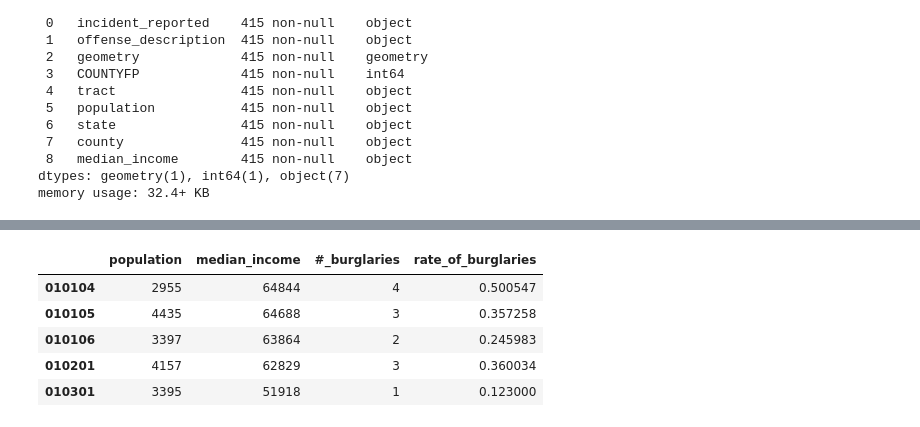
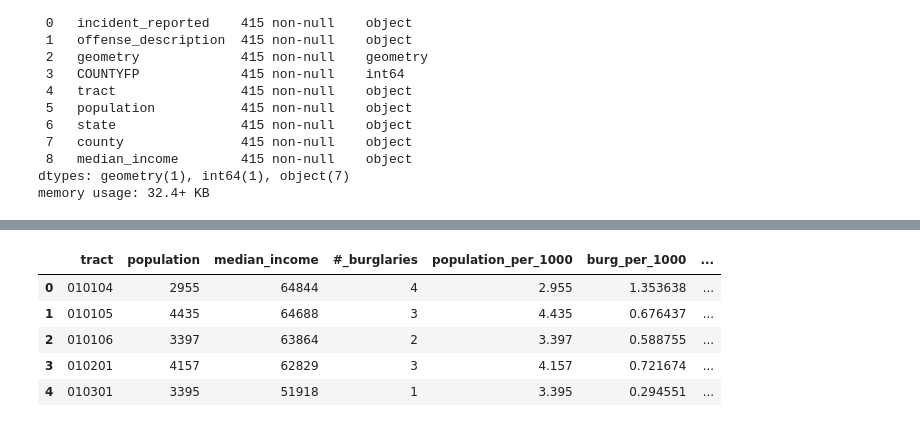
Before and after one commit to nss-data-science-cohort-5/geospatial_api-silver-sharks, a Jupyter notebook: Project2_Group_Conrad.ipynb, the cells around one changed output, grey strips where cells are left out. Drawn from its saved outputs; the diff is of its cells as text; code cells hidden in the pictures.

```diff
--- a/Project2_Group_Conrad.ipynb
+++ b/Project2_Group_Conrad.ipynb
@@ -250,13 +251,19 @@ memory usage: 32.4+ KB
 #tract_counts = pd.DataFrame(burglaries_and_var['tract'].value_counts())
 tract_counts = pd.DataFrame(burglaries_and_var['tract'].value_counts())
 tract_counts = tract_counts.rename(columns={'tract':'#_burglaries'})
-display(tract_counts.head())
 
 pop_income = pd.DataFrame(burglaries_and_var[['tract', 'population', 'median_income']])
 pop_income = pop_income.set_index('tract')
-display(pop_income)
 
 tract_pop_income = pd.merge(pop_income, tract_counts, left_index=True, right_index=True)
 tract_pop_income = tract_pop_income.drop_duplicates(keep='first')
-tract_pop_income
+
+tract_pop_income.reset_index(level=0, inplace=True)
+tract_pop_income = tract_pop_income.rename(columns={'index': 'tract'})
+
+tract_pop_income[['population', 'median_income']] = tract_pop_income[['population', 'median_income']].apply(pd.to_numeric)
+tract_pop_income = tract_pop_income[tract_pop_income['population'] >= 0]
+tract_pop_income = tract_pop_income[tract_pop_income['median_income'] >= 0]
+
+tract_pop_income.head()
 # %% [output]
@@ -296,12 +276,12 @@ tract_pop_income
 # %%
-tract_pop_income[['population', 'median_income']] = tract_pop_income[['population', 'median_income']].apply(pd.to_numeric)
-
-tract_pop_income['rate_of_burglaries'] = tract_pop_income['#_burglaries'] / np.log(tract_pop_income['population'])
+tract_pop_income['population_per_1000'] = tract_pop_income['population'] / 1000
+tract_pop_income['burg_per_1000'] = tract_pop_income['#_burglaries'] / tract_pop_income['population_per_1000']
+tract_pop_income['log_population_per_1000'] = np.log(tract_pop_income['population_per_1000'])
 tract_pop_income.head()
 # %% [output]
-|  | population | median_income | #_burglaries | rate_of_burglaries |
-| 010104 | 2955 | 64844 | 4 | 0.500547 |
-| 010105 | 4435 | 64688 | 3 | 0.357258 |
-| 010106 | 3397 | 63864 | 2 | 0.245983 |
-| 010201 | 4157 | 62829 | 3 | 0.360034 |
-| 010301 | 3395 | 51918 | 1 | 0.123000 |
+|  | tract | population | median_income | #_burglaries | population_per_1000 | burg_per_1000 | ... |
+| 0 | 010104 | 2955 | 64844 | 4 | 2.955 | 1.353638 | ... |
+| 1 | 010105 | 4435 | 64688 | 3 | 4.435 | 0.676437 | ... |
+| 2 | 010106 | 3397 | 63864 | 2 | 3.397 | 0.588755 | ... |
+| 3 | 010201 | 4157 | 62829 | 3 | 4.157 | 0.721674 | ... |
+| 4 | 010301 | 3395 | 51918 | 1 | 3.395 | 0.294551 | ... |
```
Also changed, not shown: parts of 10 cells of this notebook.
